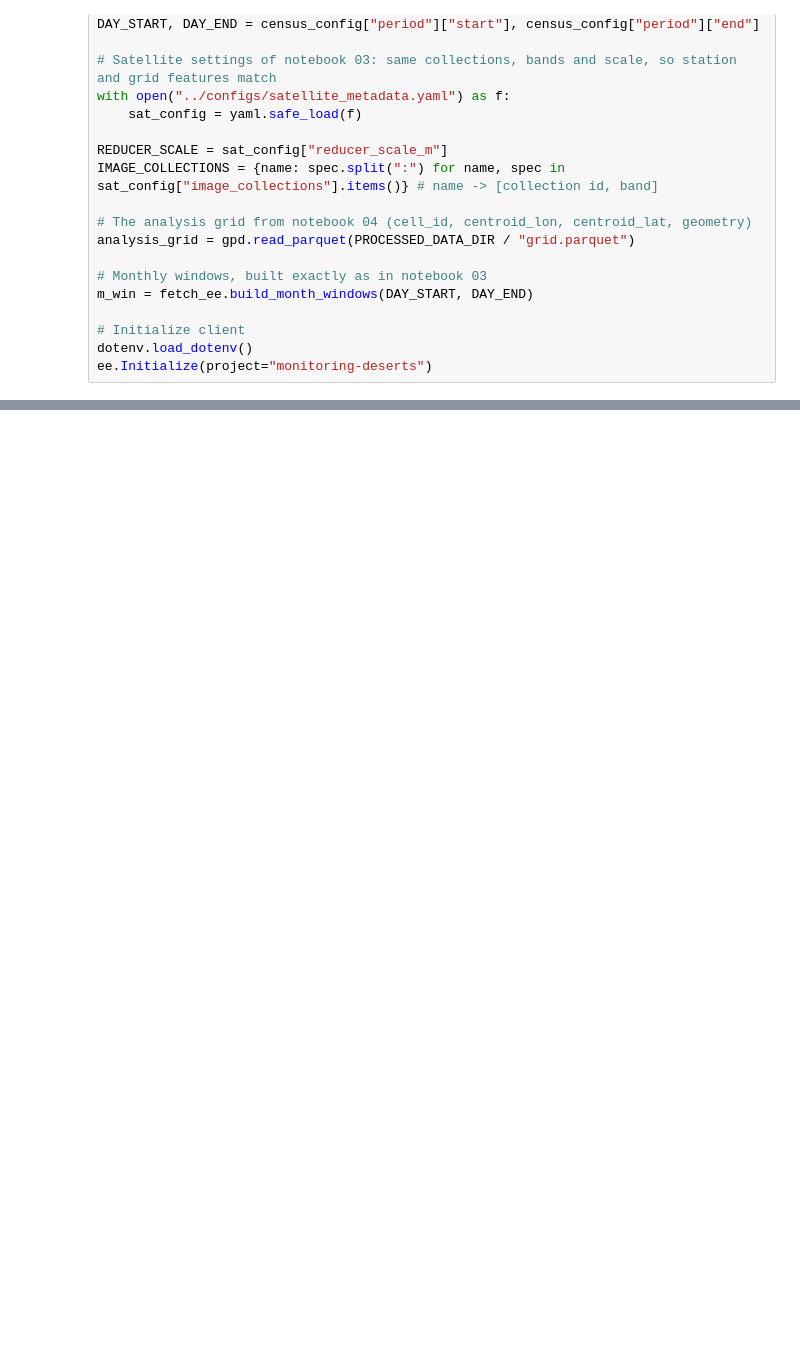
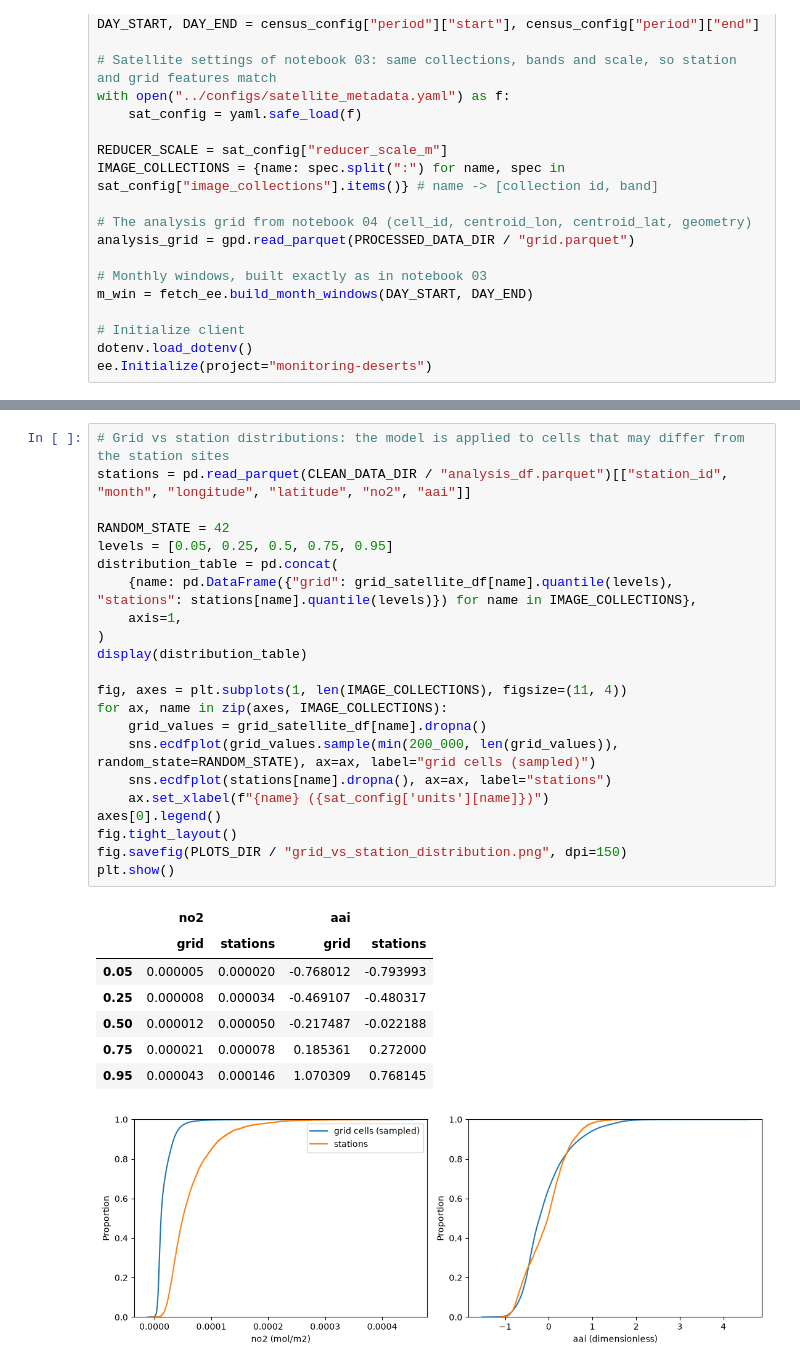
Before and after one commit to tisolab/monitoring-deserts, a Jupyter notebook: noteboox/10_grid_satellite_features.ipynb, the cells around one changed output, grey strips where cells are left out. Cells and saved outputs as stored; diff of their text form; blank space fills up the shorter version.

```diff
--- a/noteboox/10_grid_satellite_features.ipynb
+++ b/noteboox/10_grid_satellite_features.ipynb
@@ -78,0 +271,31 @@ ee.Initialize(project="monitoring-deserts")
+# %%
+# Grid vs station distributions: the model is applied to cells that may differ from the station sites
+stations = pd.read_parquet(CLEAN_DATA_DIR / "analysis_df.parquet")[["station_id", "month", "longitude", "latitude", "no2", "aai"]]
+
+RANDOM_STATE = 42
+levels = [0.05, 0.25, 0.5, 0.75, 0.95]
+distribution_table = pd.concat(
+    {name: pd.DataFrame({"grid": grid_satellite_df[name].quantile(levels), "stations": stations[name].quantile(levels)}) for name in IMAGE_COLLECTIONS},
+    axis=1,
+)
+display(distribution_table)
+
+fig, axes = plt.subplots(1, len(IMAGE_COLLECTIONS), figsize=(11, 4))
+for ax, name in zip(axes, IMAGE_COLLECTIONS):
+    grid_values = grid_satellite_df[name].dropna()
+    sns.ecdfplot(grid_values.sample(min(200_000, len(grid_values)), random_state=RANDOM_STATE), ax=ax, label="grid cells (sampled)")
+    sns.ecdfplot(stations[name].dropna(), ax=ax, label="stations")
+    ax.set_xlabel(f"{name} ({sat_config['units'][name]})")
+axes[0].legend()
+fig.tight_layout()
+fig.savefig(PLOTS_DIR / "grid_vs_station_distribution.png", dpi=150)
+plt.show()
+# %% [output]
+|  | no2 |  | aai |  |
+|  | grid | stations | grid | stations |
+| 0.05 | 0.000005 | 0.000020 | -0.768012 | -0.793993 |
+| 0.25 | 0.000008 | 0.000034 | -0.469107 | -0.480317 |
+| 0.50 | 0.000012 | 0.000050 | -0.217487 | -0.022188 |
+| 0.75 | 0.000021 | 0.000078 | 0.185361 | 0.272000 |
+| 0.95 | 0.000043 | 0.000146 | 1.070309 | 0.768145 |
+[figure, added]
```
Also changed, not shown: parts of 26 cells of this notebook.
